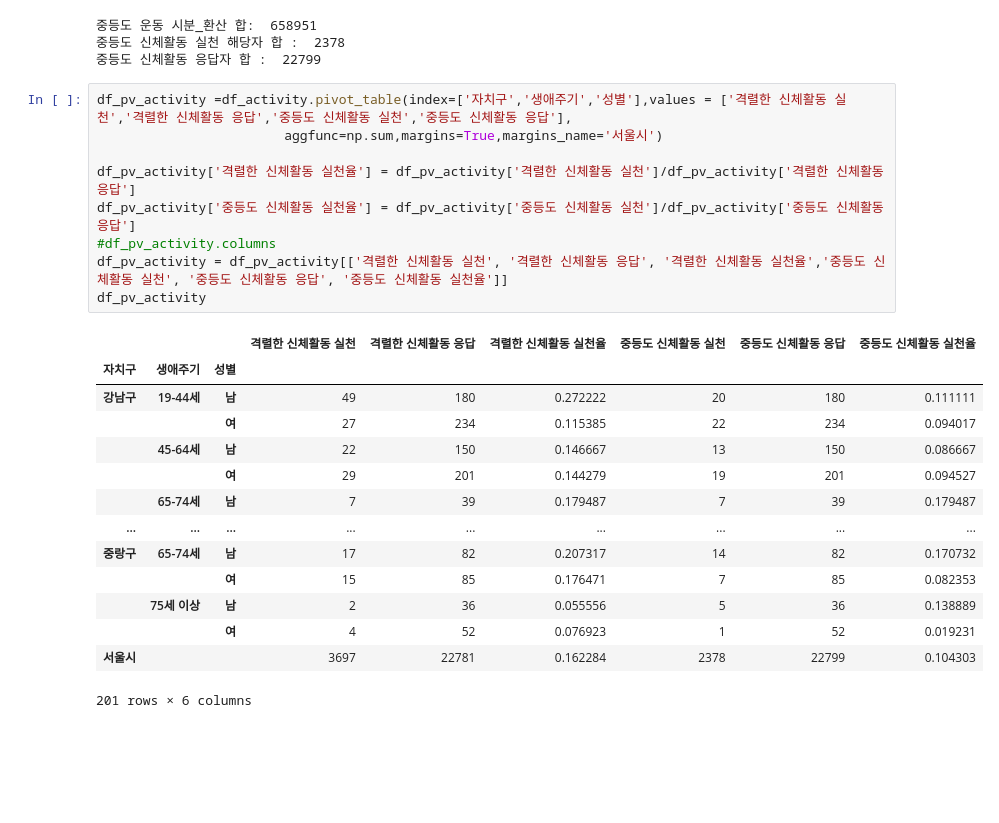
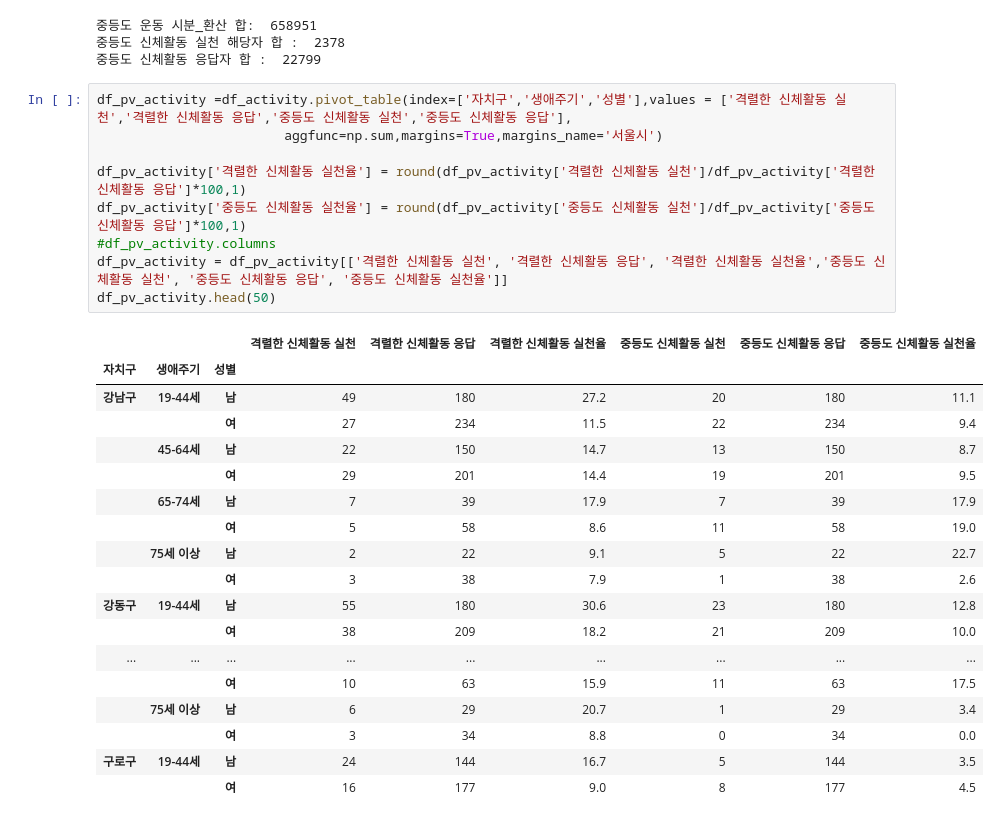
Before and after one commit to visual-project/walk-with-me, a Jupyter notebook: jangho/지역사회건강조사_격렬&중등신체활동 지표.ipynb, the cells around one changed output. Cells and saved outputs as stored; diff of their text form; blank space fills up the shorter version.

```diff
--- a/jangho/지역사회건강조사_격렬&중등신체활동 지표.ipynb
+++ b/jangho/지역사회건강조사_격렬&중등신체활동 지표.ipynb
@@ -222,24 +222,28 @@ print('중등도 신체활동 응답자 합 : ', df_activity['중등도 신체
 # %%
 df_pv_activity =df_activity.pivot_table(index=['자치구','생애주기','성별'],values = ['격렬한 신체활동 실천','격렬한 신체활동 응답','중등도 신체활동 실천','중등도 신체활동 응답'],
                         aggfunc=np.sum,margins=True,margins_name='서울시')
 
-df_pv_activity['격렬한 신체활동 실천율'] = df_pv_activity['격렬한 신체활동 실천']/df_pv_activity['격렬한 신체활동 응답']
-df_pv_activity['중등도 신체활동 실천율'] = df_pv_activity['중등도 신체활동 실천']/df_pv_activity['중등도 신체활동 응답']
+df_pv_activity['격렬한 신체활동 실천율'] = round(df_pv_activity['격렬한 신체활동 실천']/df_pv_activity['격렬한 신체활동 응답']*100,1)
+df_pv_activity['중등도 신체활동 실천율'] = round(df_pv_activity['중등도 신체활동 실천']/df_pv_activity['중등도 신체활동 응답']*100,1)
 #df_pv_activity.columns
 df_pv_activity = df_pv_activity[['격렬한 신체활동 실천', '격렬한 신체활동 응답', '격렬한 신체활동 실천율','중등도 신체활동 실천', '중등도 신체활동 응답', '중등도 신체활동 실천율']]
-df_pv_activity
+df_pv_activity.head(50)
 # %% [output]
 |  |  |  | 격렬한 신체활동 실천 | 격렬한 신체활동 응답 | 격렬한 신체활동 실천율 | 중등도 신체활동 실천 | 중등도 신체활동 응답 | 중등도 신체활동 실천율 |
 | 자치구 | 생애주기 | 성별 |  |  |  |  |  |  |
-| 강남구 | 19-44세 | 남 | 49 | 180 | 0.272222 | 20 | 180 | 0.111111 |
-|  |  | 여 | 27 | 234 | 0.115385 | 22 | 234 | 0.094017 |
-|  | 45-64세 | 남 | 22 | 150 | 0.146667 | 13 | 150 | 0.086667 |
-|  |  | 여 | 29 | 201 | 0.144279 | 19 | 201 | 0.094527 |
-|  | 65-74세 | 남 | 7 | 39 | 0.179487 | 7 | 39 | 0.179487 |
+| 강남구 | 19-44세 | 남 | 49 | 180 | 27.2 | 20 | 180 | 11.1 |
+|  |  | 여 | 27 | 234 | 11.5 | 22 | 234 | 9.4 |
+|  | 45-64세 | 남 | 22 | 150 | 14.7 | 13 | 150 | 8.7 |
+|  |  | 여 | 29 | 201 | 14.4 | 19 | 201 | 9.5 |
+|  | 65-74세 | 남 | 7 | 39 | 17.9 | 7 | 39 | 17.9 |
+|  |  | 여 | 5 | 58 | 8.6 | 11 | 58 | 19.0 |
+|  | 75세 이상 | 남 | 2 | 22 | 9.1 | 5 | 22 | 22.7 |
+|  |  | 여 | 3 | 38 | 7.9 | 1 | 38 | 2.6 |
+| 강동구 | 19-44세 | 남 | 55 | 180 | 30.6 | 23 | 180 | 12.8 |
+|  |  | 여 | 38 | 209 | 18.2 | 21 | 209 | 10.0 |
 | ... | ... | ... | ... | ... | ... | ... | ... | ... |
-| 중랑구 | 65-74세 | 남 | 17 | 82 | 0.207317 | 14 | 82 | 0.170732 |
-|  |  | 여 | 15 | 85 | 0.176471 | 7 | 85 | 0.082353 |
-|  | 75세 이상 | 남 | 2 | 36 | 0.055556 | 5 | 36 | 0.138889 |
-|  |  | 여 | 4 | 52 | 0.076923 | 1 | 52 | 0.019231 |
-| 서울시 |  |  | 3697 | 22781 | 0.162284 | 2378 | 22799 | 0.104303 |
+|  |  | 여 | 10 | 63 | 15.9 | 11 | 63 | 17.5 |
+|  | 75세 이상 | 남 | 6 | 29 | 20.7 | 1 | 29 | 3.4 |
+|  |  | 여 | 3 | 34 | 8.8 | 0 | 34 | 0.0 |
+| 구로구 | 19-44세 | 남 | 24 | 144 | 16.7 | 5 | 144 | 3.5 |
+|  |  | 여 | 16 | 177 | 9.0 | 8 | 177 | 4.5 |
-201 rows × 6 columns
```
Also changed, not shown: 2 other files.
